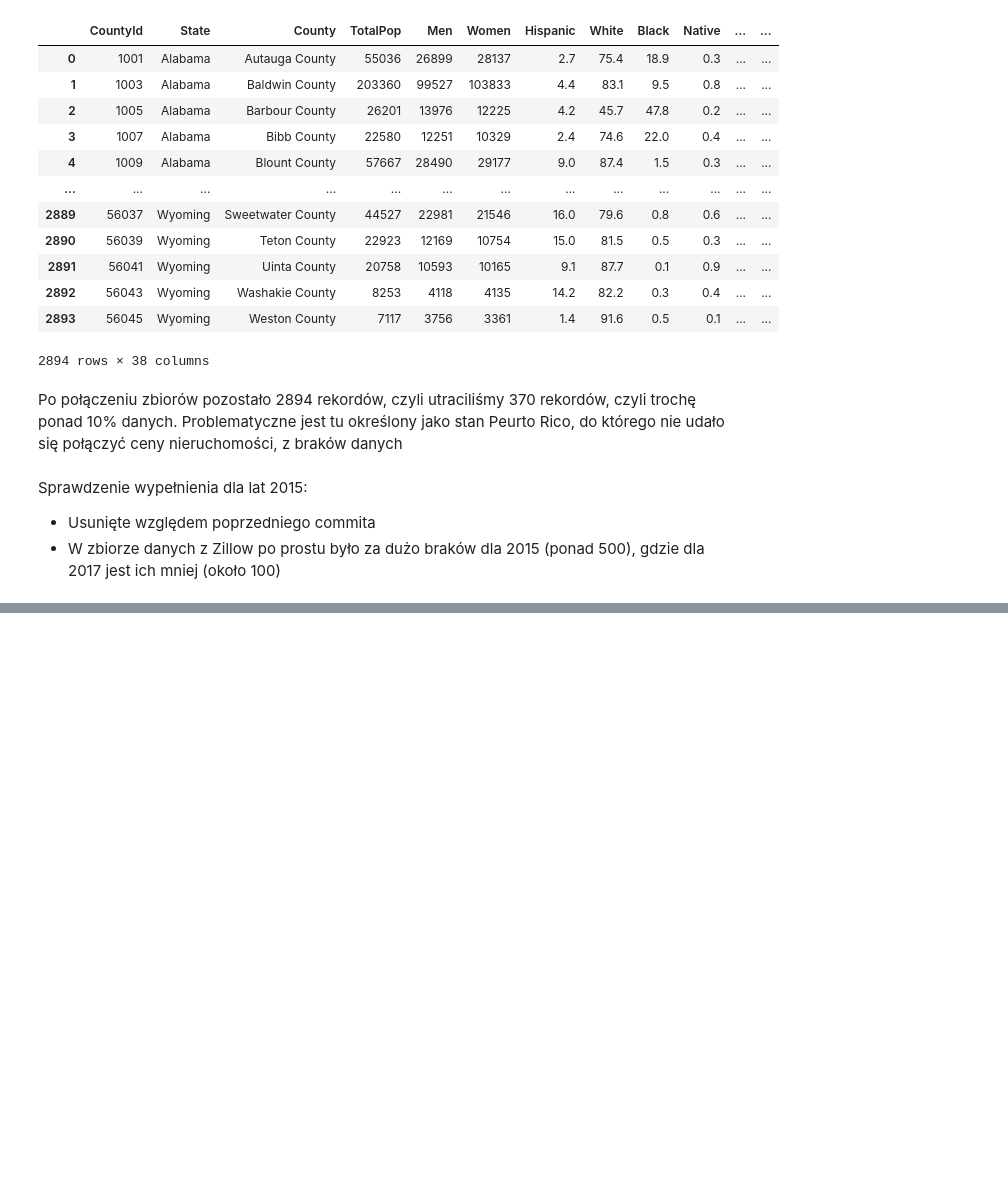
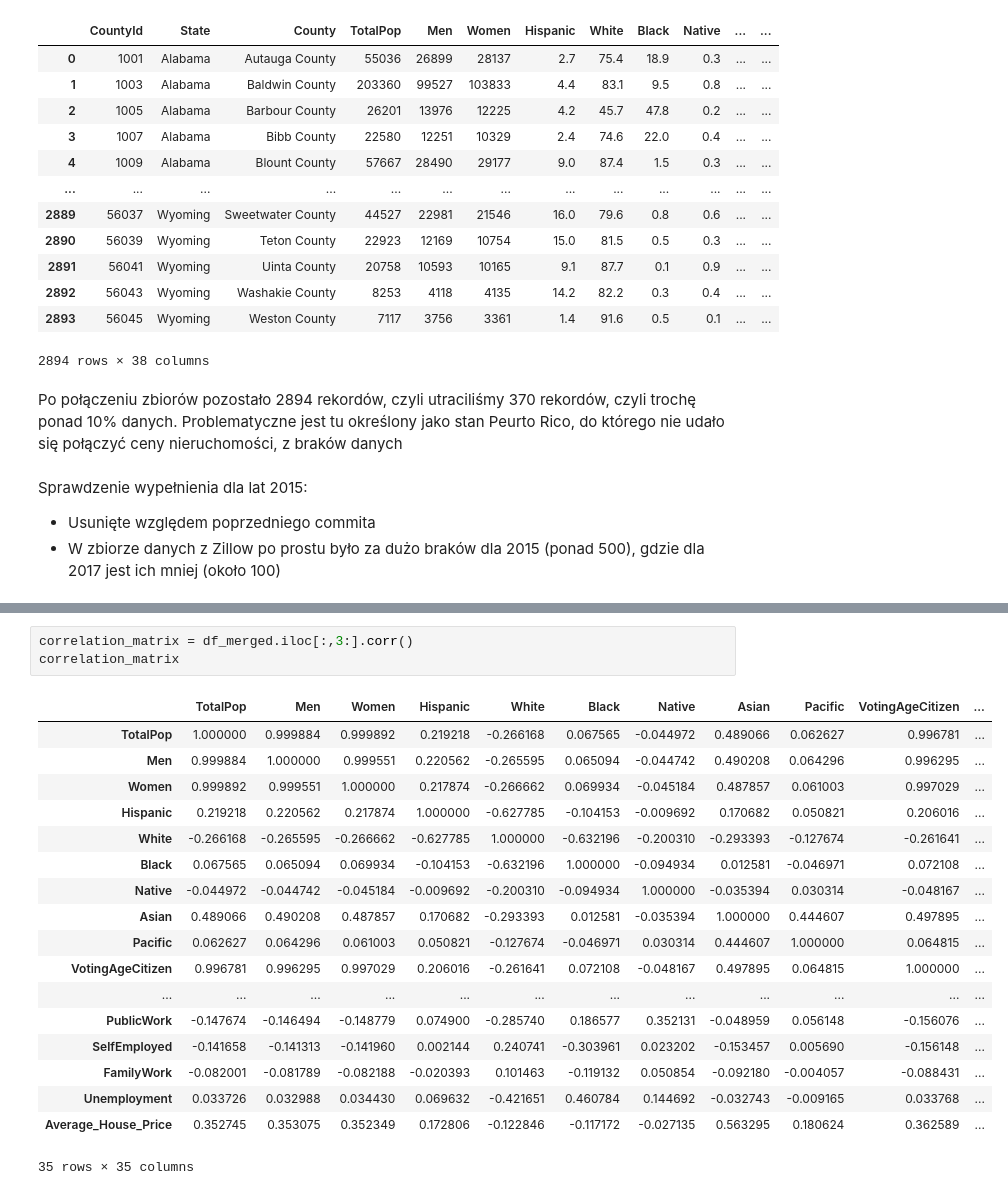
Before and after one commit to juskom/MED2024Z-PROJEKT, a Jupyter notebook: EDA.ipynb, the cells around one changed output, grey strips where cells are left out. Cells and saved outputs as stored; diff of their text form; blank space fills up the shorter version.

```diff
--- a/EDA.ipynb
+++ b/EDA.ipynb
@@ -286,0 +369,22 @@ Sprawdzenie wypełnienia dla lat 2015:
+# %%
+correlation_matrix = df_merged.iloc[:,3:].corr()
+correlation_matrix
+# %% [output]
+|  | TotalPop | Men | Women | Hispanic | White | Black | Native | Asian | Pacific | VotingAgeCitizen | ... |
+| TotalPop | 1.000000 | 0.999884 | 0.999892 | 0.219218 | -0.266168 | 0.067565 | -0.044972 | 0.489066 | 0.062627 | 0.996781 | ... |
+| Men | 0.999884 | 1.000000 | 0.999551 | 0.220562 | -0.265595 | 0.065094 | -0.044742 | 0.490208 | 0.064296 | 0.996295 | ... |
+| Women | 0.999892 | 0.999551 | 1.000000 | 0.217874 | -0.266662 | 0.069934 | -0.045184 | 0.487857 | 0.061003 | 0.997029 | ... |
+| Hispanic | 0.219218 | 0.220562 | 0.217874 | 1.000000 | -0.627785 | -0.104153 | -0.009692 | 0.170682 | 0.050821 | 0.206016 | ... |
+| White | -0.266168 | -0.265595 | -0.266662 | -0.627785 | 1.000000 | -0.632196 | -0.200310 | -0.293393 | -0.127674 | -0.261641 | ... |
+| Black | 0.067565 | 0.065094 | 0.069934 | -0.104153 | -0.632196 | 1.000000 | -0.094934 | 0.012581 | -0.046971 | 0.072108 | ... |
+| Native | -0.044972 | -0.044742 | -0.045184 | -0.009692 | -0.200310 | -0.094934 | 1.000000 | -0.035394 | 0.030314 | -0.048167 | ... |
+| Asian | 0.489066 | 0.490208 | 0.487857 | 0.170682 | -0.293393 | 0.012581 | -0.035394 | 1.000000 | 0.444607 | 0.497895 | ... |
+| Pacific | 0.062627 | 0.064296 | 0.061003 | 0.050821 | -0.127674 | -0.046971 | 0.030314 | 0.444607 | 1.000000 | 0.064815 | ... |
+| VotingAgeCitizen | 0.996781 | 0.996295 | 0.997029 | 0.206016 | -0.261641 | 0.072108 | -0.048167 | 0.497895 | 0.064815 | 1.000000 | ... |
+| ... | ... | ... | ... | ... | ... | ... | ... | ... | ... | ... | ... |
+| PublicWork | -0.147674 | -0.146494 | -0.148779 | 0.074900 | -0.285740 | 0.186577 | 0.352131 | -0.048959 | 0.056148 | -0.156076 | ... |
+| SelfEmployed | -0.141658 | -0.141313 | -0.141960 | 0.002144 | 0.240741 | -0.303961 | 0.023202 | -0.153457 | 0.005690 | -0.156148 | ... |
+| FamilyWork | -0.082001 | -0.081789 | -0.082188 | -0.020393 | 0.101463 | -0.119132 | 0.050854 | -0.092180 | -0.004057 | -0.088431 | ... |
+| Unemployment | 0.033726 | 0.032988 | 0.034430 | 0.069632 | -0.421651 | 0.460784 | 0.144692 | -0.032743 | -0.009165 | 0.033768 | ... |
+| Average_House_Price | 0.352745 | 0.353075 | 0.352349 | 0.172806 | -0.122846 | -0.117172 | -0.027135 | 0.563295 | 0.180624 | 0.362589 | ... |
+35 rows × 35 columns
```
Also changed, not shown: parts of 15 cells of this notebook.
